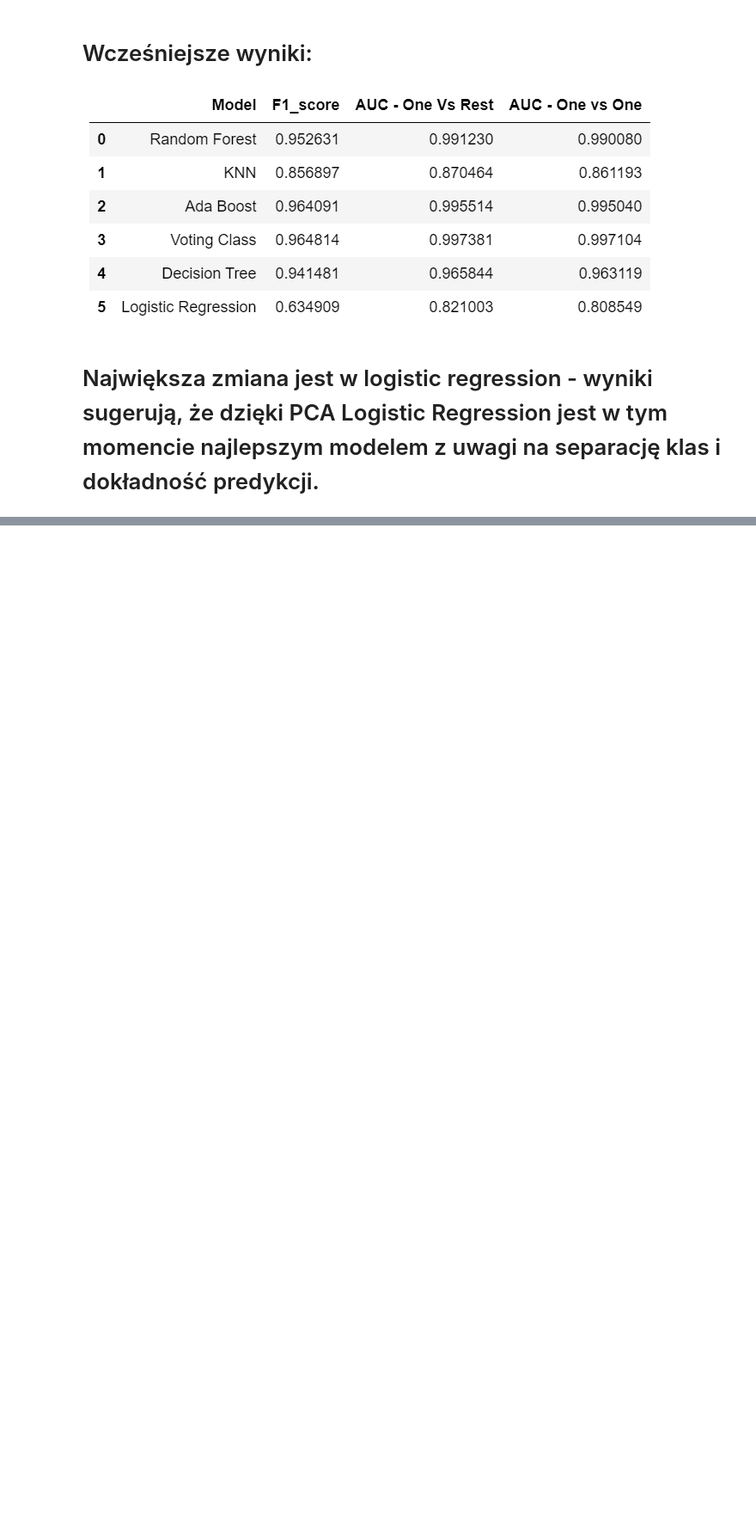
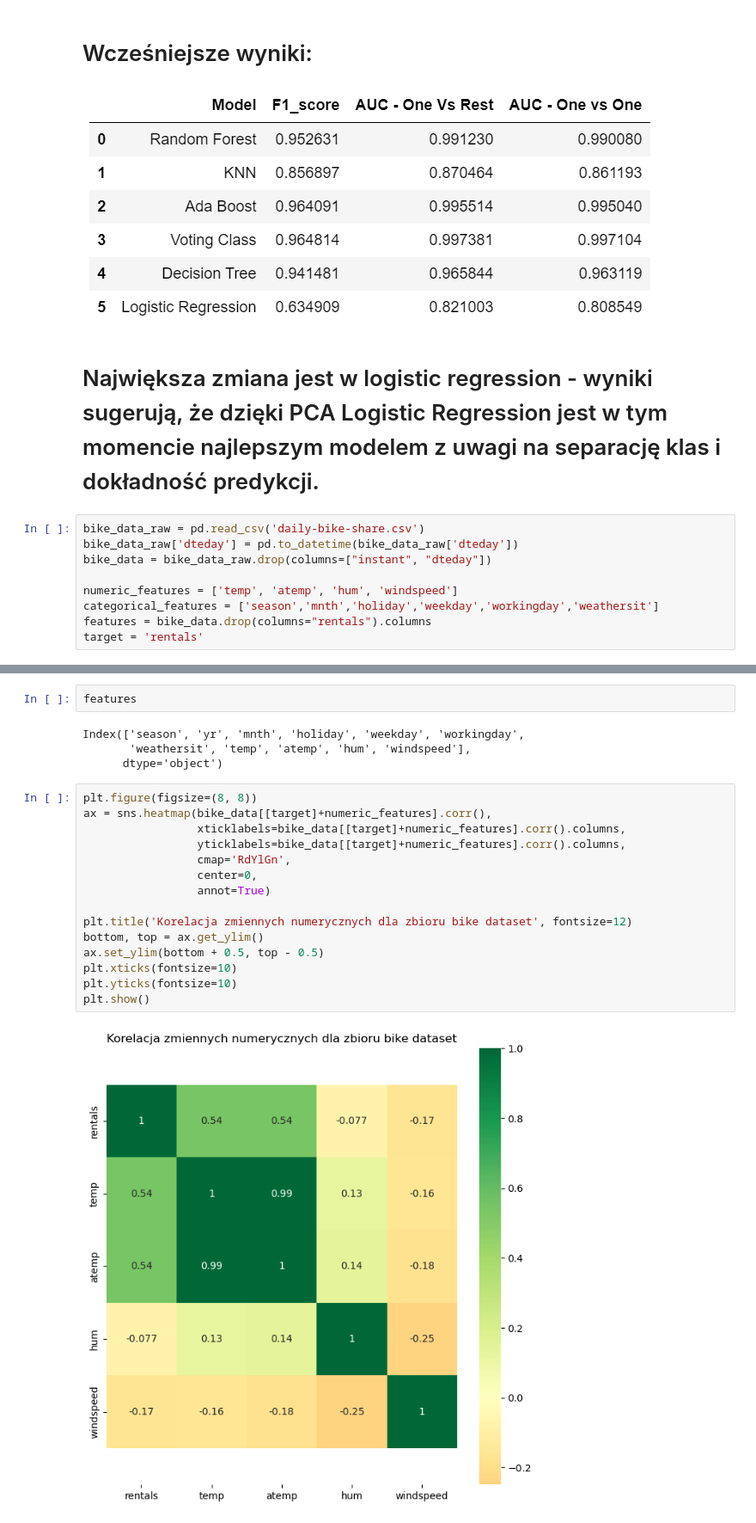
Before and after one commit to kanies89/Kodilla---Module_16.5_Task_1, a Jupyter notebook: Kodilla - Module_16.5_PCA.ipynb, the cells around one changed output, grey strips where cells are left out. Shown at 86% size. Drawn from its saved outputs; the diff is of its cells as text; blank space fills up the shorter version.

```diff
--- a/Kodilla - Module_16.5_PCA.ipynb
+++ b/Kodilla - Module_16.5_PCA.ipynb
@@ -550,3 +558,12 @@ weighted avg       0.99      0.99      0.99        86
 ![image.png](attachment:image.png)
 # %% [markdown]
 # Największa zmiana jest w logistic regression - wyniki sugerują, że dzięki PCA Logistic Regression jest w tym momencie najlepszym modelem z uwagi na separację klas i dokładność predykcji.
+# %%
+bike_data_raw = pd.read_csv('daily-bike-share.csv')
+bike_data_raw['dteday'] = pd.to_datetime(bike_data_raw['dteday'])
+bike_data = bike_data_raw.drop(columns=["instant", "dteday"])
+
+numeric_features = ['temp', 'atemp', 'hum', 'windspeed']
+categorical_features = ['season','mnth','holiday','weekday','workingday','weathersit']
+features = bike_data.drop(columns="rentals").columns
+target = 'rentals'
@@ -552,0 +585,23 @@ weighted avg       0.99      0.99      0.99        86
+# %%
+features
+# %% [output]
+Index(['season', 'yr', 'mnth', 'holiday', 'weekday', 'workingday',
+       'weathersit', 'temp', 'atemp', 'hum', 'windspeed'],
+      dtype='object')
+# %%
+plt.figure(figsize=(8, 8))
+ax = sns.heatmap(bike_data[[target]+numeric_features].corr(),
+                 xticklabels=bike_data[[target]+numeric_features].corr().columns,
+                 yticklabels=bike_data[[target]+numeric_features].corr().columns,
+                 cmap='RdYlGn',
+                 center=0,
+                 annot=True)
+
+plt.title('Korelacja zmiennych numerycznych dla zbioru bike dataset', fontsize=12)
+bottom, top = ax.get_ylim()
+ax.set_ylim(bottom + 0.5, top - 0.5)
+plt.xticks(fontsize=10)
+plt.yticks(fontsize=10)
+plt.show()
+# %% [output]
+[figure, added]
```
Also changed, not shown: parts of 20 cells of this notebook.
